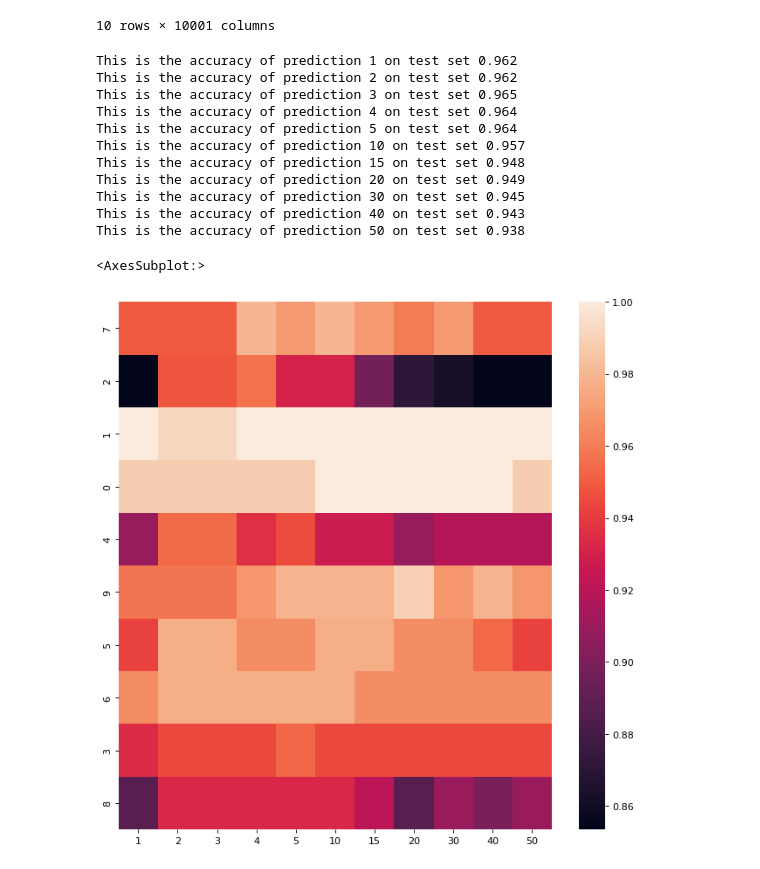
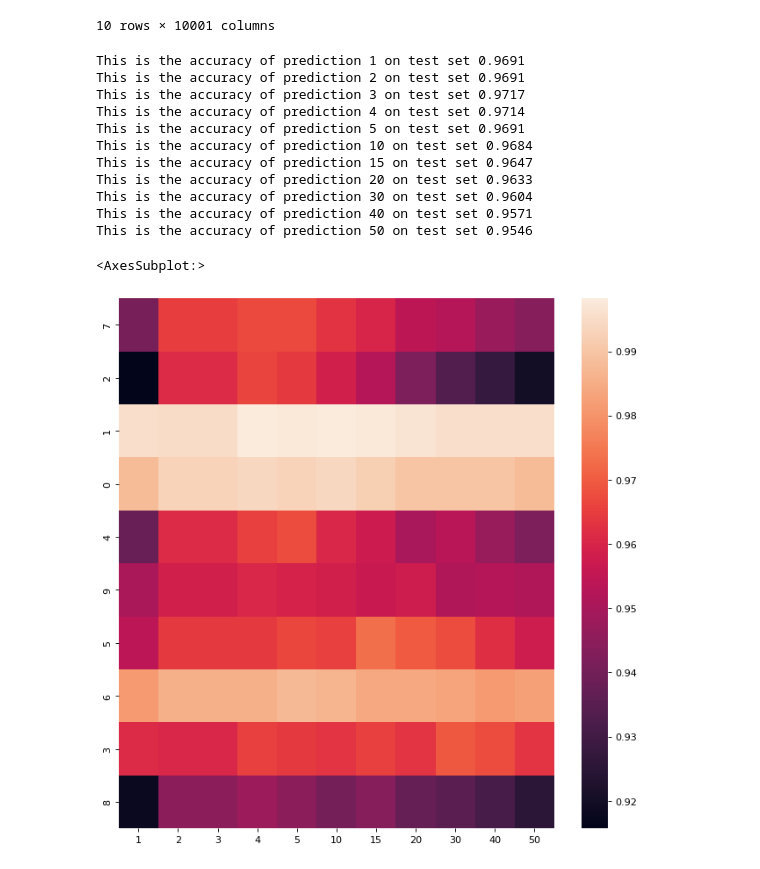
Before and after one commit to Siponek/Machine_Learning-kNN-Classifier, a Jupyter notebook: kNN+PythonNotebook.ipynb, the cells around one changed output. Drawn from its saved outputs; the diff is of its cells as text; code cells hidden in the pictures.

Commit message:
adding tests

```diff
--- a/kNN+PythonNotebook.ipynb
+++ b/kNN+PythonNotebook.ipynb
@@ -20,5 +20,11 @@ x_train = pd.DataFrame(data = x_train)
 # %%
 # x_train = x_train[:1000]
 # x_test = x_test[:1000]
-y_train = y_train[:1000]
-y_test = y_test[:1000]
+# y_train = y_train[:1000]
+# y_test = y_test[:1000]
+
+x_train, y_train = mndata.load_training()
+x_test, y_test = mndata.load_testing()
+
+# x_test.shape[1]
+len(x_train[0])
@@ -81,45 +89,46 @@ for k in kValues:
     ## TODO wykresy słupkowe
     ## TODO dataframe co ma y_pred, y_test , wyciąć poszukiwany target (np. target =1), oddzielnie polcizyć acc
 # %% [output]
-This is the accuracy of prediction 1 on test set 0.962
-This is the accuracy of prediction 2 on test set 0.962
-This is the accuracy of prediction 3 on test set 0.965
-This is the accuracy of prediction 4 on test set 0.964
-This is the accuracy of prediction 5 on test set 0.964
-This is the accuracy of prediction 10 on test set 0.957
-This is the accuracy of prediction 15 on test set 0.948
-This is the accuracy of prediction 20 on test set 0.949
-This is the accuracy of prediction 30 on test set 0.945
-This is the accuracy of prediction 40 on test set 0.943
-This is the accuracy of prediction 50 on test set 0.938
+This is the accuracy of prediction 1 on test set 0.9691
+This is the accuracy of prediction 2 on test set 0.9691
+This is the accuracy of prediction 3 on test set 0.9717
+This is the accuracy of prediction 4 on test set 0.9714
+This is the accuracy of prediction 5 on test set 0.9691
+This is the accuracy of prediction 10 on test set 0.9684
+This is the accuracy of prediction 15 on test set 0.9647
+This is the accuracy of prediction 20 on test set 0.9633
+This is the accuracy of prediction 30 on test set 0.9604
+This is the accuracy of prediction 40 on test set 0.9571
+This is the accuracy of prediction 50 on test set 0.9546
 # %%
 plt.figure(dpi= 80, figsize= (10,10))
 #Key of this dict is K value that is specified in task 3
 #Its items are dicts with digits and corresponding accuracy
 finalK_Result = {}
 
 
 for key_K, valueDict in dictonaryOfY_pred.items():
     differenceDF = pd.DataFrame(list(zip(y_test, y_pred)), columns= ["y_test", "y_pred"])
     accuracyResults = {}
     y_pred = valueDict["y_pred"]
 
     for i in (differenceDF["y_test"].unique()):
         signleDigit = differenceDF[differenceDF["y_test"] == i]
         accuracyResults[i] = calculateAccuracy(signleDigit["y_test"], signleDigit["y_pred"])
 
     finalK_Result[key_K] = accuracyResults
     # keys  = list(accuracyResults.keys())
     # vals = [float(accuracyResults[k]) for k in keys]
 finalK_Result = pd.DataFrame.from_dict(finalK_Result)
 finalK_Result
-sns.heatmap(data = finalK_Result)
+sns_pp = sns.heatmap(data = finalK_Result)
+sns_pp.savefig("sns-heatmap.png")
 # superBarplot = sns.barplot(x = keys, y = vals)
 # superBarplot.set_xlabel("digit")
 # superBarplot.set_ylabel("Accuracy")
 # plt.show()
 # %% [output]
 <AxesSubplot:>
-[figure, old version]
+[figure, new version]
 # %%
 finalK_Result
```
Also changed, not shown: parts of 2 cells of this notebook, 1 other file.
